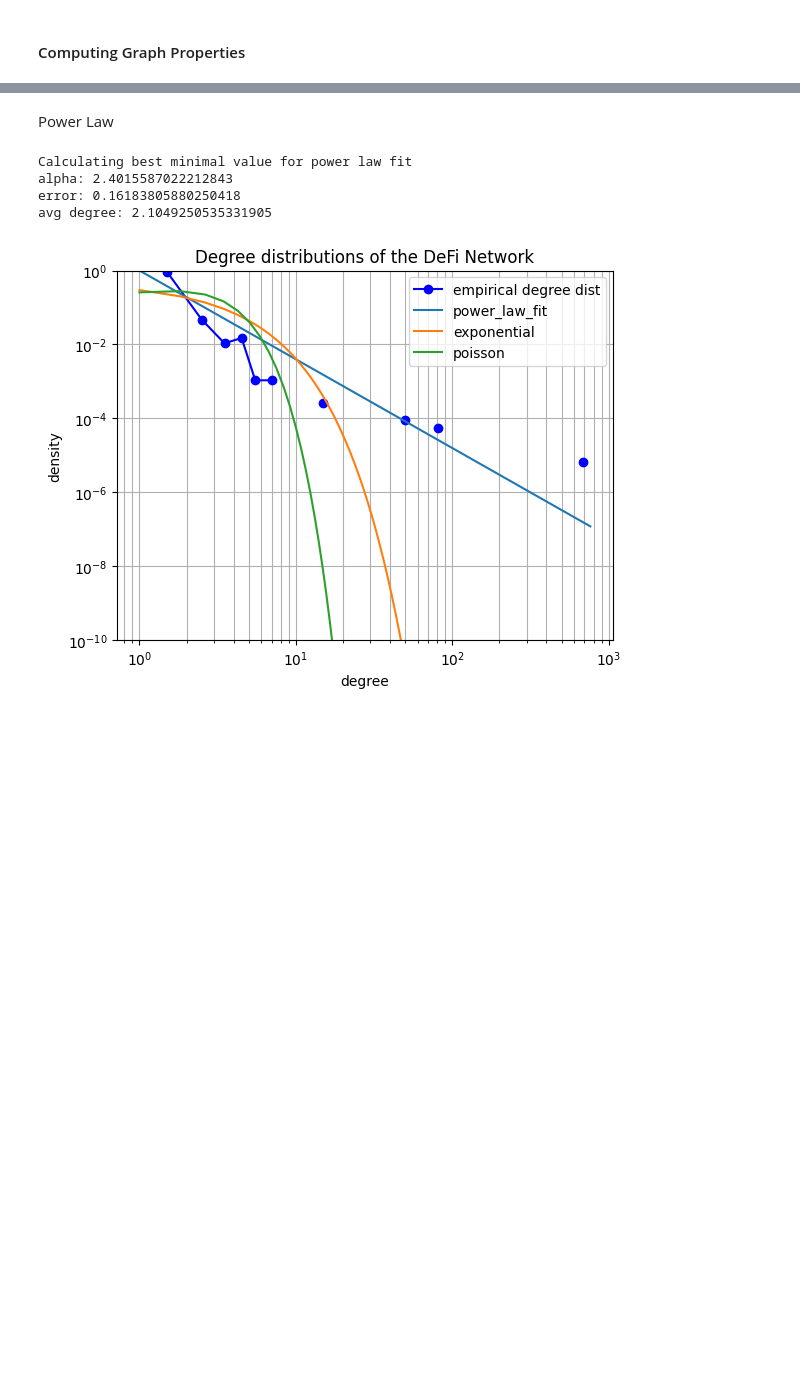
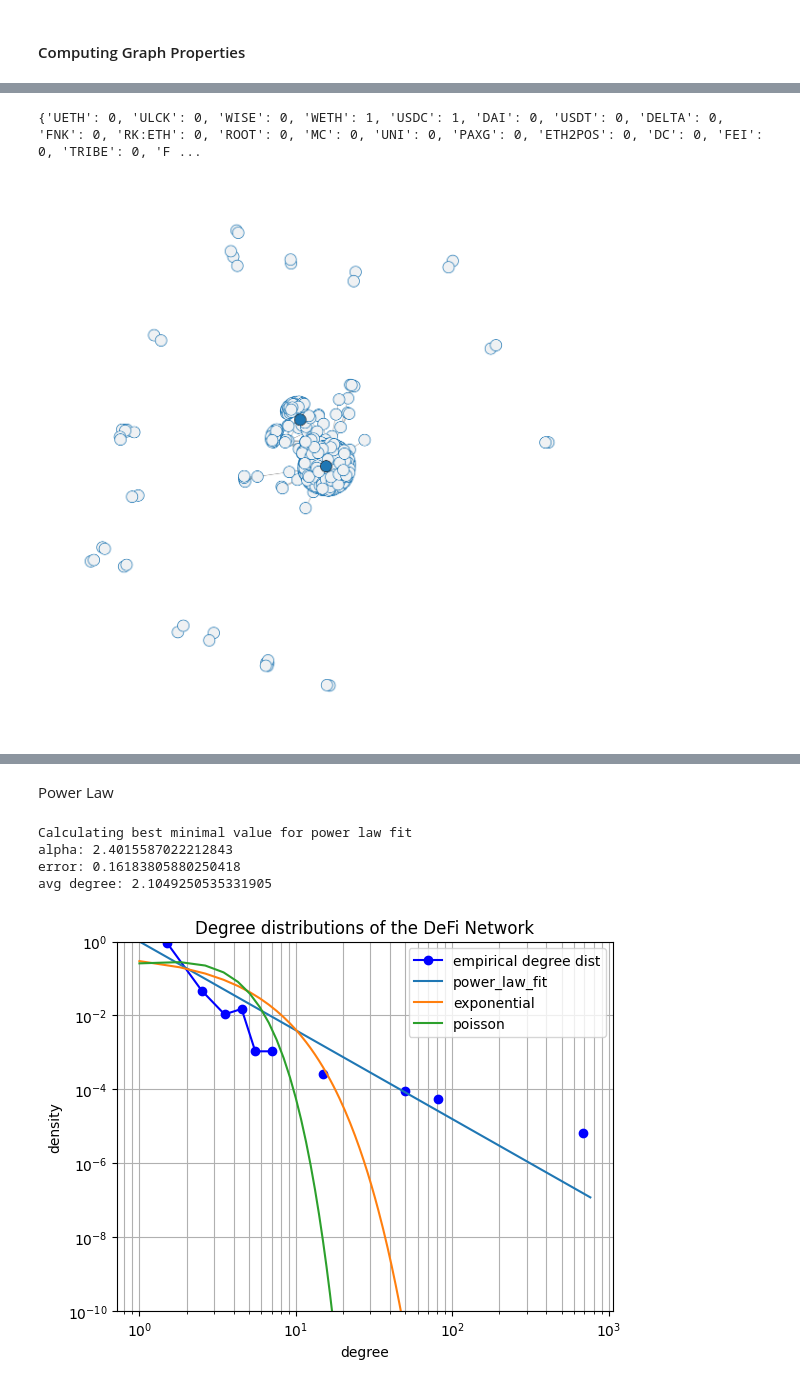
Before and after one commit to tanmaychimurkar/ns_final_project, a Jupyter notebook: properties.ipynb, the cells around one changed output, grey strips where cells are left out. Cells and saved outputs as stored; diff of their text form; code cells hidden in the pictures; blank space fills up the shorter version.

```diff
--- a/properties.ipynb
+++ b/properties.ipynb
@@ -83,0 +100,24 @@ def plot_degree_distribution(g):
+# %%
+def core_periphery_detection_BE(g):
+    """Core Periphery Detection
+
+    This function detects and computes the core nodes and the periphery nodes of the input graph and plots it as per the Borgatti-Everett algorithm
+
+    :param g: the input graph
+    :return: the plot of the core periphery of the input graph
+    """
+
+    alg = cpnet.BE()
+    alg.detect(g)
+    x = alg.get_coreness()
+    c = alg.get_pair_id()
+    print(x, c)
+    fig = plt.figure(figsize=(15, 15))
+    ax = plt.gca()
+    ax, pos = cpnet.draw(g, c, x, ax)
+
+
+core_periphery_detection_BE(G)
+# %% [output]
+{'UETH': 0, 'ULCK': 0, 'WISE': 0, 'WETH': 1, 'USDC': 1, 'DAI': 0, 'USDT': 0, 'DELTA': 0, 'FNK': 0, 'RK:ETH': 0, 'ROOT': 0, 'MC': 0, 'UNI': 0, 'PAXG': 0, 'ETH2POS': 0, 'DC': 0, 'FEI': 0, 'TRIBE': 0, 'F ...
+[figure, added]
```
Also changed, not shown: parts of 14 cells of this notebook.
